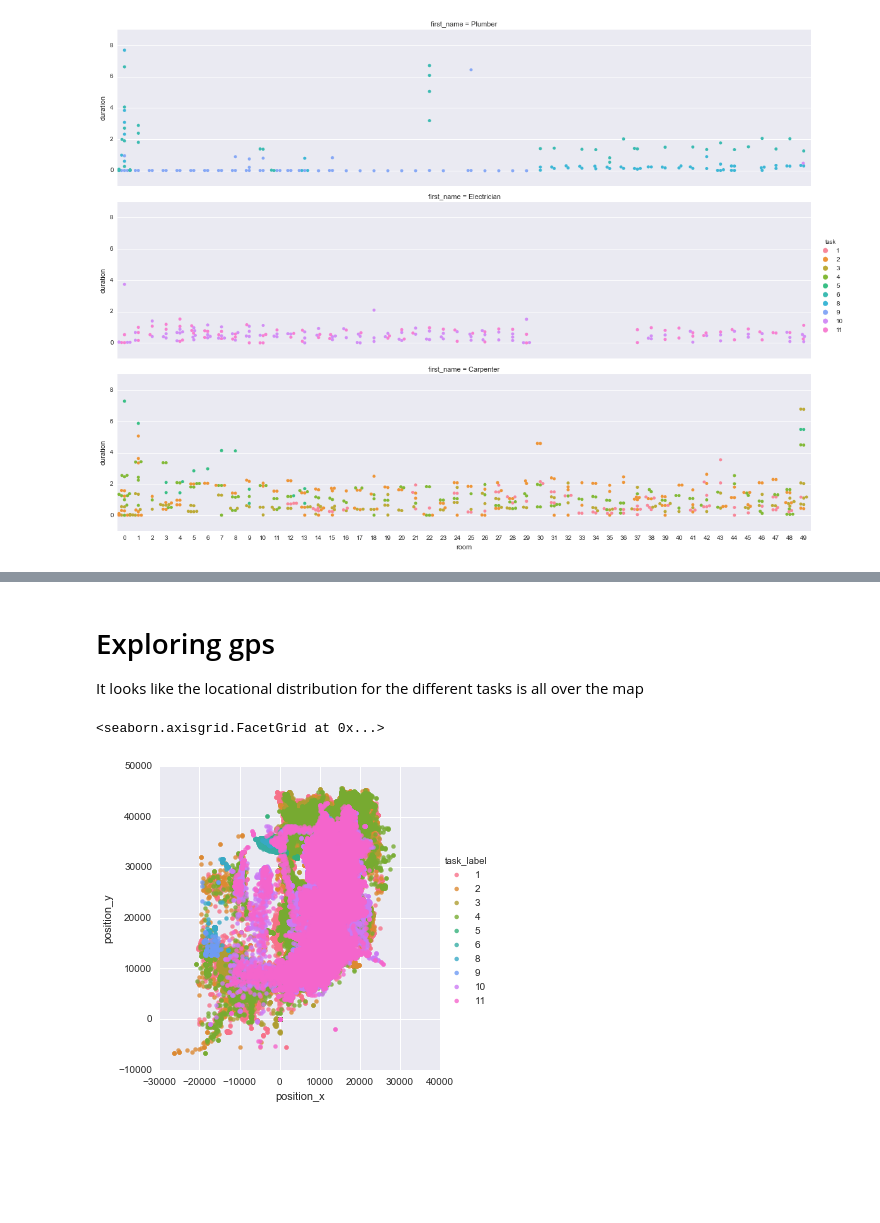
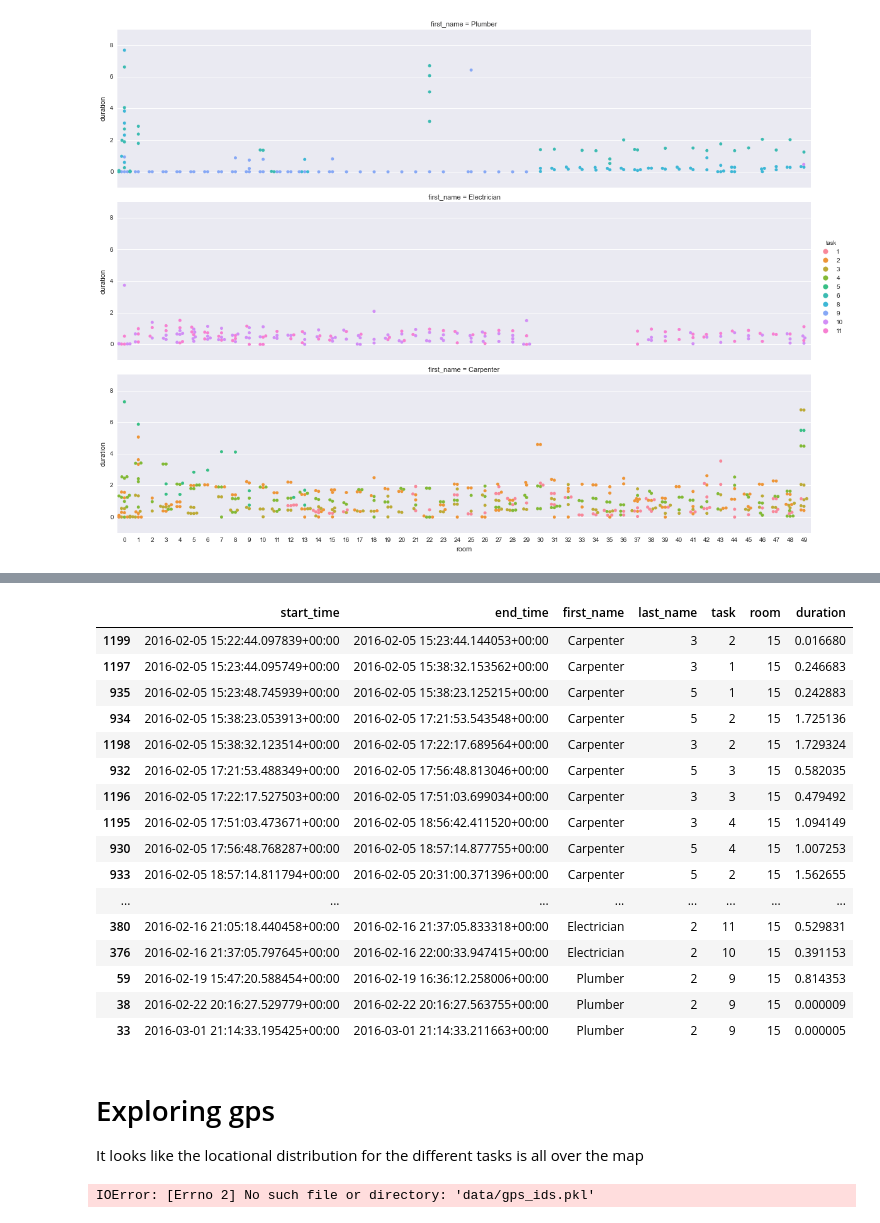
Before and after one commit to baxen/taskcode, a Jupyter notebook: explore.ipynb, the cells around one changed output, grey strips where cells are left out. Drawn from its saved outputs; the diff is of its cells as text; code cells hidden in the pictures; blank space fills up the shorter version.

```diff
--- a/explore.ipynb
+++ b/explore.ipynb
@@ -128,3 +131,23 @@ sns.heatmap(TR,annot=True)
+# %%
+timestamps.loc[timestamps.room==15].sort_values(by=['start_time','end_time'])
+# %% [output]
+|  | start_time | end_time | first_name | last_name | task | room | duration |
+| 1199 | 2016-02-05 15:22:44.097839+00:00 | 2016-02-05 15:23:44.144053+00:00 | Carpenter | 3 | 2 | 15 | 0.016680 |
+| 1197 | 2016-02-05 15:23:44.095749+00:00 | 2016-02-05 15:38:32.153562+00:00 | Carpenter | 3 | 1 | 15 | 0.246683 |
+| 935 | 2016-02-05 15:23:48.745939+00:00 | 2016-02-05 15:38:23.125215+00:00 | Carpenter | 5 | 1 | 15 | 0.242883 |
+| 934 | 2016-02-05 15:38:23.053913+00:00 | 2016-02-05 17:21:53.543548+00:00 | Carpenter | 5 | 2 | 15 | 1.725136 |
+| 1198 | 2016-02-05 15:38:32.123514+00:00 | 2016-02-05 17:22:17.689564+00:00 | Carpenter | 3 | 2 | 15 | 1.729324 |
+| 932 | 2016-02-05 17:21:53.488349+00:00 | 2016-02-05 17:56:48.813046+00:00 | Carpenter | 5 | 3 | 15 | 0.582035 |
+| 1196 | 2016-02-05 17:22:17.527503+00:00 | 2016-02-05 17:51:03.699034+00:00 | Carpenter | 3 | 3 | 15 | 0.479492 |
+| 1195 | 2016-02-05 17:51:03.473671+00:00 | 2016-02-05 18:56:42.411520+00:00 | Carpenter | 3 | 4 | 15 | 1.094149 |
+| 930 | 2016-02-05 17:56:48.768287+00:00 | 2016-02-05 18:57:14.877755+00:00 | Carpenter | 5 | 4 | 15 | 1.007253 |
+| 933 | 2016-02-05 18:57:14.811794+00:00 | 2016-02-05 20:31:00.371396+00:00 | Carpenter | 5 | 2 | 15 | 1.562655 |
+| ... | ... | ... | ... | ... | ... | ... | ... |
+| 380 | 2016-02-16 21:05:18.440458+00:00 | 2016-02-16 21:37:05.833318+00:00 | Electrician | 2 | 11 | 15 | 0.529831 |
+| 376 | 2016-02-16 21:37:05.797645+00:00 | 2016-02-16 22:00:33.947415+00:00 | Electrician | 2 | 10 | 15 | 0.391153 |
+| 59 | 2016-02-19 15:47:20.588454+00:00 | 2016-02-19 16:36:12.258006+00:00 | Plumber | 2 | 9 | 15 | 0.814353 |
+| 38 | 2016-02-22 20:16:27.529779+00:00 | 2016-02-22 20:16:27.563755+00:00 | Plumber | 2 | 9 | 15 | 0.000009 |
+| 33 | 2016-03-01 21:14:33.195425+00:00 | 2016-03-01 21:14:33.211663+00:00 | Plumber | 2 | 9 | 15 | 0.000005 |
 # %% [markdown]
 # Exploring gps
 It looks like the locational distribution for the different tasks is all over the map
@@ -135,11 +158,10 @@ import matplotlib.pyplot as plt
 import seaborn as sns
 %matplotlib inline
 # %%
-df = pd.read_pickle('gps_ids.pkl')
+df = pd.read_pickle('data/gps_ids.pkl')
 df = df.sort(columns = 'task_label', ascending = True)
 sns.lmplot('position_x', 'position_y', data = df, hue = 'task_label', fit_reg = False)
 # %% [output]
-<seaborn.axisgrid.FacetGrid at 0x...>
+IOError: [Errno 2] No such file or directory: 'data/gps_ids.pkl'
-[figure, removed]
 # %%
 sns.boxplot(x = 'task_label', y = 'position_x', data = df)
```
Also changed, not shown: parts of 12 cells of this notebook.
